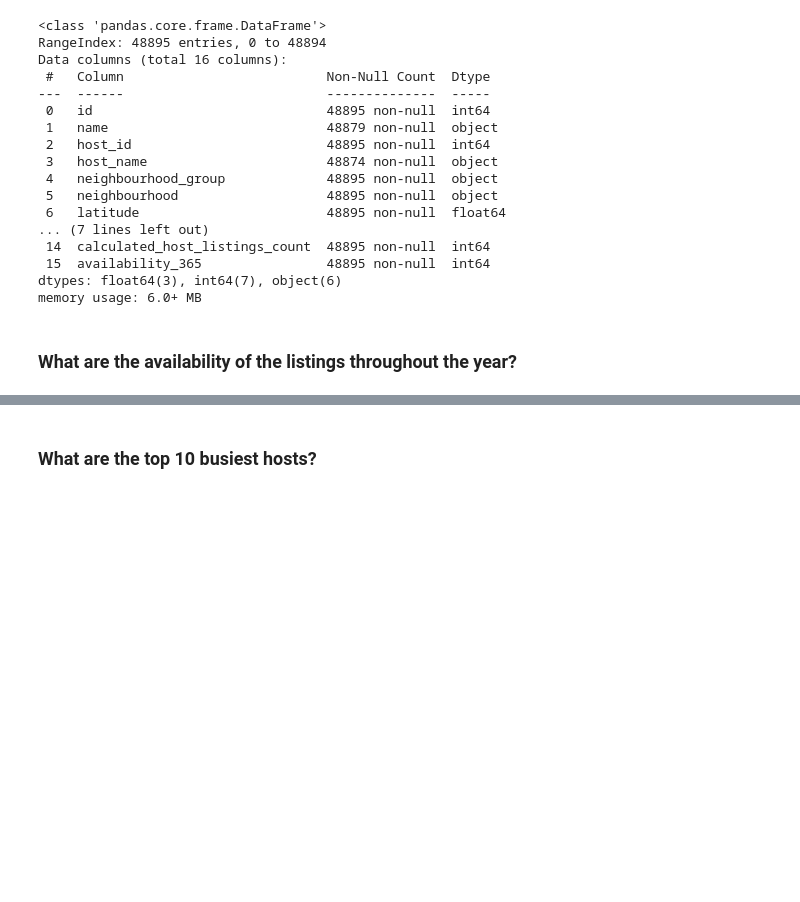
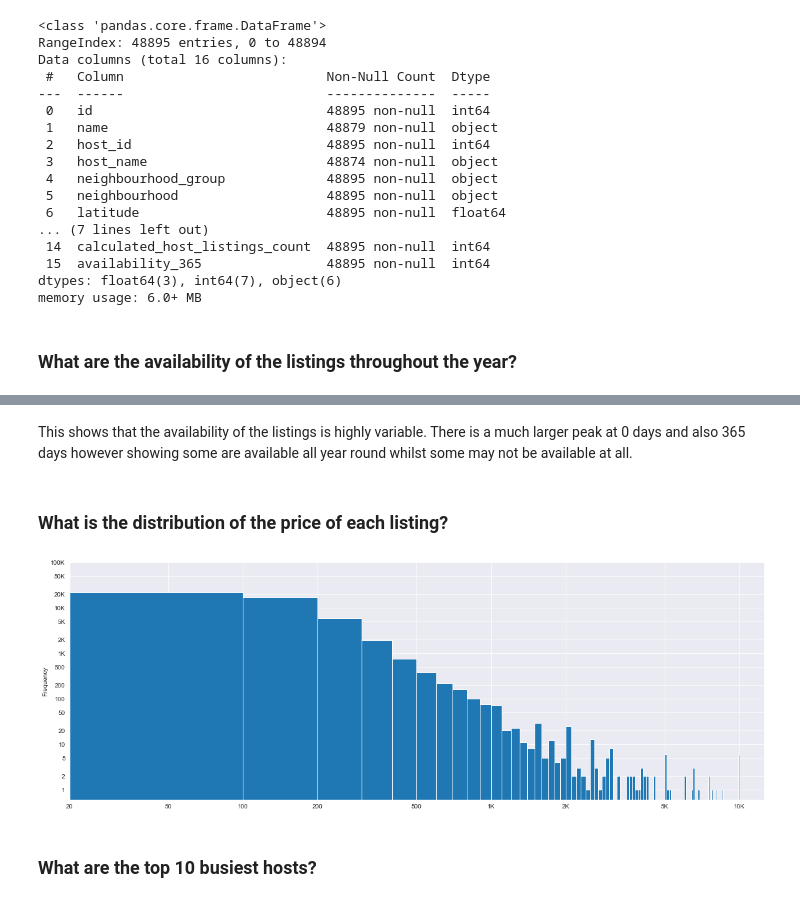
Before and after one commit to Vincentk-94/New-York-City-Airbnb, a Jupyter notebook: New York City Airbnb.ipynb, the cells around one changed output, grey strips where cells are left out. Drawn from its saved outputs; the diff is of its cells as text; code cells hidden in the pictures; blank space fills up the shorter version.

```diff
--- a/New York City Airbnb.ipynb
+++ b/New York City Airbnb.ipynb
@@ -238,3 +245,25 @@ plt.yticks(y_ticks,y_labels);
+# %% [markdown]
+This shows that the availability of the listings is highly variable. There is a much larger peak at 0 days and also 365 days however showing some are available all year round whilst some may not be available at all.
+# %% [markdown]
+### What is the distribution of the price of each listing?
+# %%
+plt.figure(figsize=(20,7))
+
+
+plt.hist(data=airbnb,x='price',bins=100)
+plt.xscale('log')
+plt.yscale('log')
+
+y_ticks = [1,2,5,10,20,50,100,200,500,1e3,2e3,5e3,1e4,2e4,5e4,1e5]
+y_labels = [1,2,5,10,20,50,100, 200, 500, '1K','2K','5K','10K','20K','50K','100K']
+plt.ylabel('Frequency')
+plt.yticks(y_ticks,y_labels)
+
+x_ticks = [20,50,100,200,500,1e3,2e3,5e3,1e4]
+x_labels =[20,50,100,200,500,'1K','2K','5K','10K']
+plt.xticks(x_ticks,x_labels);
+# %% [output]
+[figure, added]
 # %% [markdown]
 ### What are the top 10 busiest hosts?
 # %%
```
Also changed, not shown: parts of 8 cells of this notebook.
